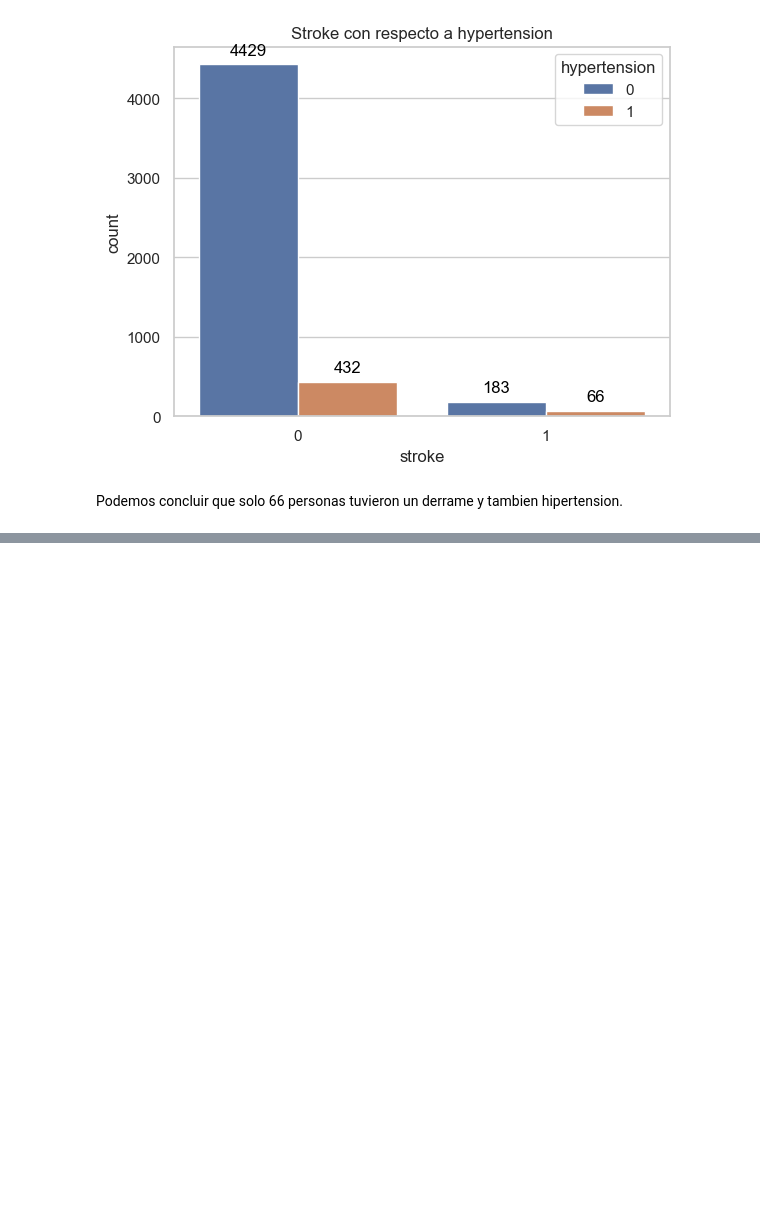
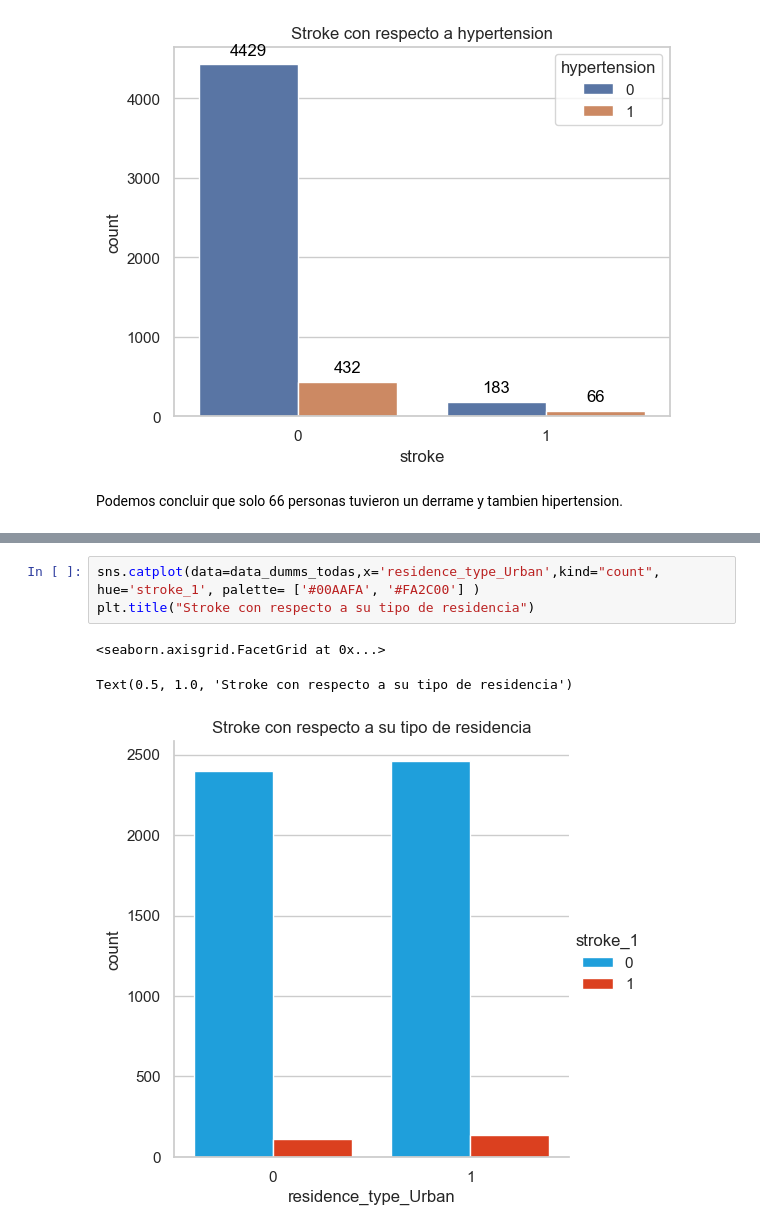
Before and after one commit to Axel2293/PAD, a Jupyter notebook: analisis.ipynb, the cells around one changed output, grey strips where cells are left out. Drawn from its saved outputs; the diff is of its cells as text; blank space fills up the shorter version.

```diff
--- a/analisis.ipynb
+++ b/analisis.ipynb
@@ -1662,0 +1650,7 @@ Podemos concluir que solo 66 personas tuvieron un derrame y tambien hipertension
+# %%
+sns.catplot(data=data_dumms_todas,x='residence_type_Urban',kind="count", hue='stroke_1', palette= ['#00AAFA', '#FA2C00'] )
+plt.title("Stroke con respecto a su tipo de residencia")
+# %% [output]
+<seaborn.axisgrid.FacetGrid at 0x...>
+Text(0.5, 1.0, 'Stroke con respecto a su tipo de residencia')
+[figure, added]
```
Also changed, not shown: parts of 42 cells of this notebook.
